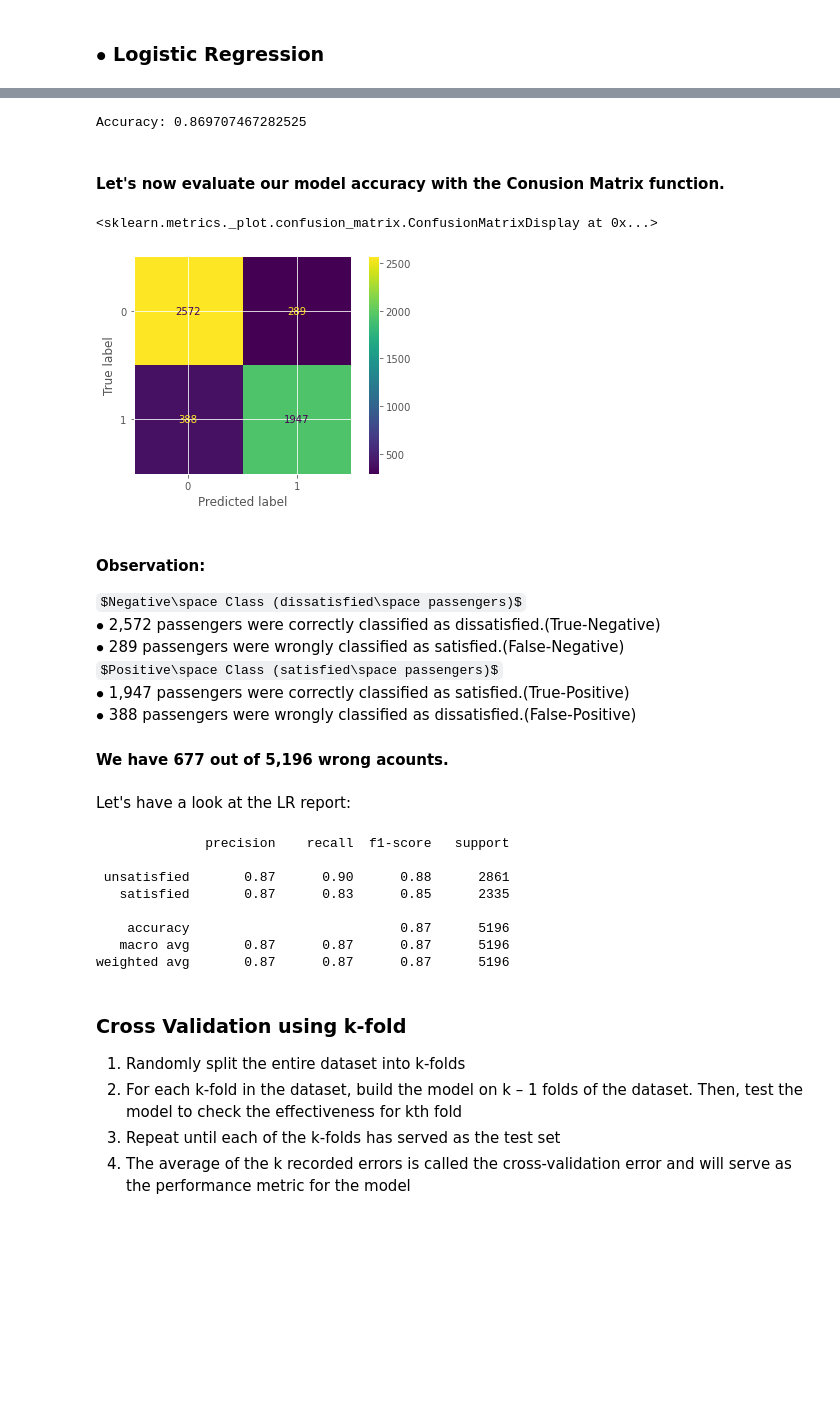
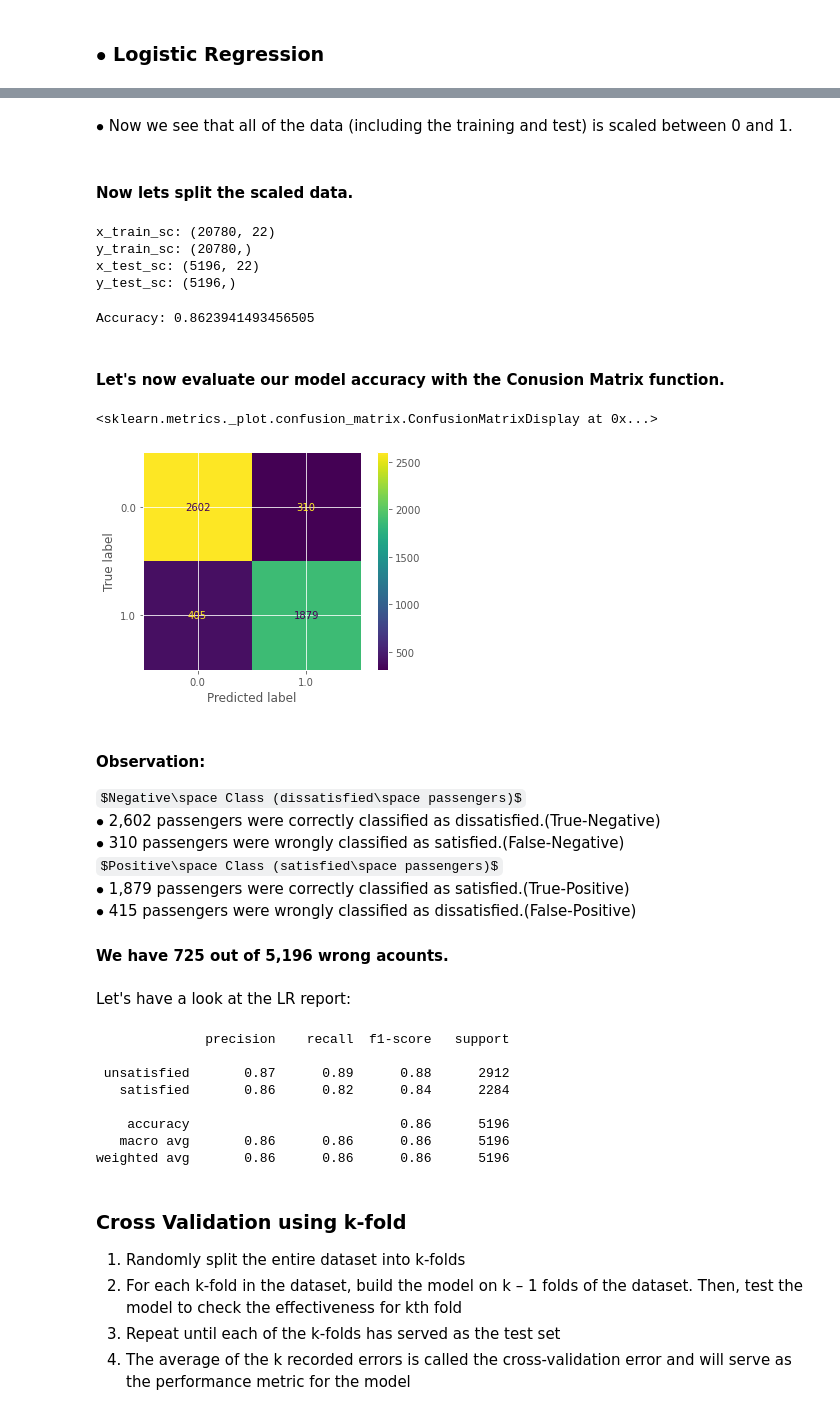
Before and after one commit to LeeadJ/DataScience-FinalProj, a Jupyter notebook: Classifiction.ipynb, the cells around one changed output, grey strips where cells are left out. Saved outputs shown, nothing was run; the diff lists cells and outputs as text; code cells hidden in the pictures; some formulas as TeX source; blank space fills up the shorter version.

```diff
--- a/Classifiction.ipynb
+++ b/Classifiction.ipynb
@@ -652,0 +650,6 @@ df_scale.head()
+# %%
+from sklearn.preprocessing import MinMaxScaler
+scal_df = df
+scaler = MinMaxScaler()
+scaled = scaler.fit_transform(scal_df)
+scaled.shape
@@ -652,0 +658,3 @@ df_scale.head()
+# %%
+df_sc = pd.DataFrame({'Gender': scaled[:, 0], 'Customer_Type': scaled[:, 1], 'Age': scaled[:, 2], 'Type_of_Trave': scaled[:, 3], 'Class': scaled[:, 4], 'Flight_Distance': scaled[:,5], 'Inflight_wifi_service': scaled[:,6], 'Departure/Arrival_time_convenient': scaled[:, 7], 'Ease_of_Online_booking': scaled[:,8], 'Gate_location': scaled[:, 9], 'Food_and_drink': scaled[:, 10], 'Online_boarding': scaled[:, 11], 'Seat_comfort': scaled[:,12], 'Inflight_entertainment': scaled[:,13], 'On-board_service': scaled[:,14], 'Leg_room_service': scaled[:,15], 'Baggage_handling': scaled[:, 16], 'Checkin_service': scaled[:, 17], 'Inflight_service': scaled[:,18], 'Cleanliness': scaled[:,19], ' Departure_Delay_in_Minute': scaled[:,20], 'Arrival_Delay_in_Minutes': scaled[:,21], 'satisfaction': scaled[:,22]})
+df_sc.head()
@@ -653,44 +669,61 @@ df_scale.head()
+# %% [markdown]
+$\bullet$ Now we see that all of the data (including the training and test) is scaled between 0 and 1.
+# %% [markdown]
+#### Now lets split the scaled data.
+# %%
+x_sc = df_sc.drop(['satisfaction'], axis = 1)
+y_sc = df_sc['satisfaction']
+x_train_sc, x_test_sc, y_train_sc, y_test_sc = train_test_split(x_sc, y_sc, test_size=0.2, random_state=0)
+print('x_train_sc:',x_train_sc.shape)
+print('y_train_sc:',y_train_sc.shape)
+print('x_test_sc:',x_test_sc.shape)
+print('y_test_sc:',y_test_sc.shape)
+# %% [output]
+x_train_sc: (20780, 22)
+y_train_sc: (20780,)
+x_test_sc: (5196, 22)
+y_test_sc: (5196,)
 # %%
 LR = LogisticRegression(solver='lbfgs', max_iter=10000)
-result = LR.fit(x_train, y_train)
+result = LR.fit(x_train_sc, y_train_sc)
 # %%
 from sklearn import metrics
-prediction_test = LR.predict(x_test)
-print ("Accuracy:",metrics.accuracy_score(y_test, prediction_test))
+prediction_test = LR.predict(x_test_sc)
+print ("Accuracy:",metrics.accuracy_score(y_test_sc, prediction_test))
 # %% [output]
-Accuracy: 0.869707467282525
+Accuracy: 0.8623941493456505
 # %% [markdown]
 #### Let's now evaluate our model accuracy with the Conusion Matrix function.
 # %%
-plot_confusion_matrix(LR , x_test , y_test)
+plot_confusion_matrix(LR , x_test_sc , y_test_sc)
 # %% [output]
 <sklearn.metrics._plot.confusion_matrix.ConfusionMatrixDisplay at 0x...>
-[figure, old version]
+[figure, new version]
 # %% [markdown]
 #### Observation:<br>
 $Negative\space Class (dissatisfied\space passengers)$<br>
-$\bullet$ 2,572 passengers were correctly classified as dissatisfied.(True-Negative)<br>
-$\bullet$ 289 passengers were wrongly classified as satisfied.(False-Negative)<br>
+$\bullet$ 2,602 passengers were correctly classified as dissatisfied.(True-Negative)<br>
+$\bullet$ 310 passengers were wrongly classified as satisfied.(False-Negative)<br>
 $Positive\space Class (satisfied\space passengers)$<br>
-$\bullet$ 1,947 passengers were correctly classified as satisfied.(True-Positive)<br>
-$\bullet$ 388 passengers were wrongly classified as dissatisfied.(False-Positive)<br>
+$\bullet$ 1,879 passengers were correctly classified as satisfied.(True-Positive)<br>
+$\bullet$ 415 passengers were wrongly classified as dissatisfied.(False-Positive)<br>
 
-#### We have 677 out of 5,196 wrong acounts.
+#### We have 725 out of 5,196 wrong acounts.
 # %% [markdown]
 Let's have a look at the LR report:
 # %%
 target_names = ['unsatisfied', 'satisfied']
-report = classification_report(y_test, LR.predict(x_test), target_names=target_names)
+report = classification_report(y_test_sc, LR.predict(x_test_sc), target_names=target_names)
 print(report)
 # %% [output]
               precision    recall  f1-score   support
 
- unsatisfied       0.87      0.90      0.88      2861
-   satisfied       0.87      0.83      0.85      2335
+ unsatisfied       0.87      0.89      0.88      2912
+   satisfied       0.86      0.82      0.84      2284
 
-    accuracy                           0.87      5196
-   macro avg       0.87      0.87      0.87      5196
-weighted avg       0.87      0.87      0.87      5196
+    accuracy                           0.86      5196
+   macro avg       0.86      0.86      0.86      5196
+weighted avg       0.86      0.86      0.86      5196
 # %% [markdown]
 ### Cross Validation using k-fold
 1) Randomly split the entire dataset into k-folds <br>
```
Also changed, not shown: parts of 34 cells of this notebook.
